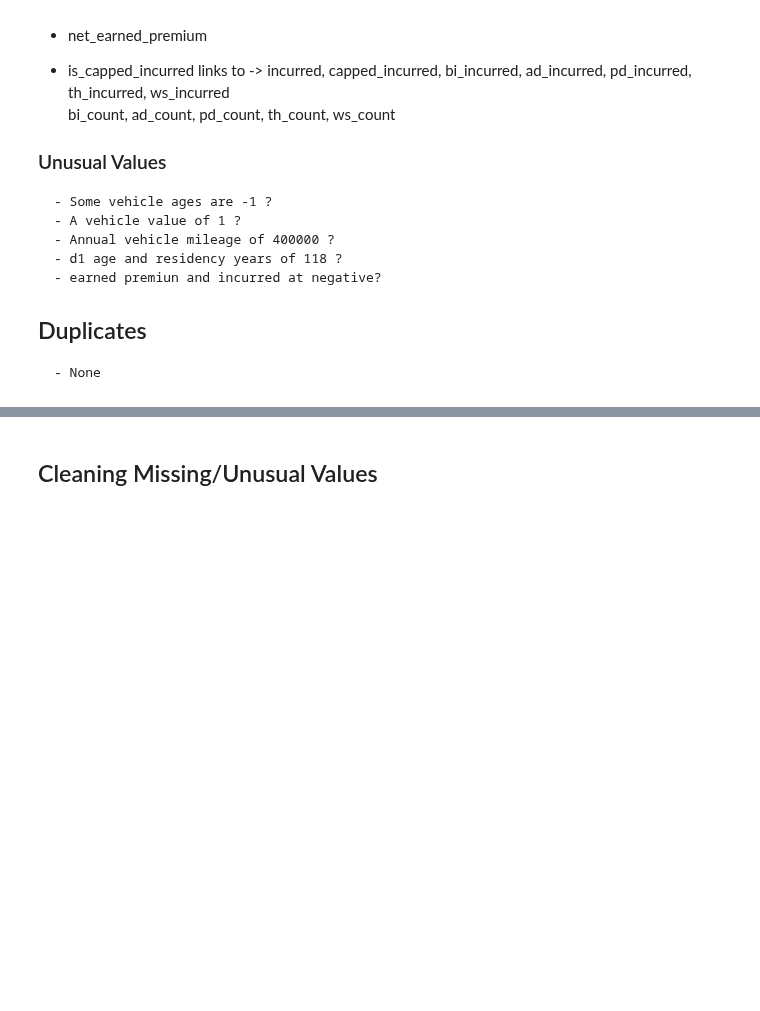
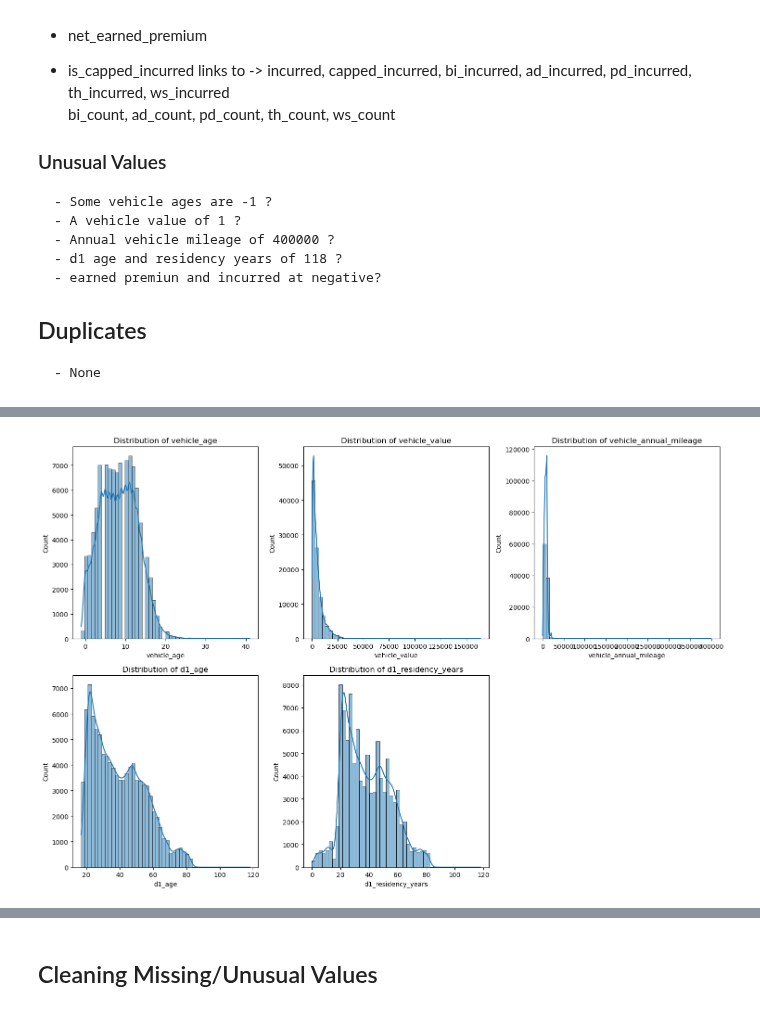
Before and after one commit to KemalYukselir/Hastings-Task, a Jupyter notebook: main.ipynb, the cells around one changed output, grey strips where cells are left out. Saved outputs shown, nothing was run; the diff lists cells and outputs as text; code cells hidden in the pictures; blank space fills up the shorter version.

Commit message:
Added distribution check for messy integer values

```diff
--- a/main.ipynb
+++ b/main.ipynb
@@ -208,0 +202,11 @@ Columns that contain null value:
+# %%
+cols_to_check = [
+    "vehicle_age",
+    "vehicle_value",
+    "vehicle_annual_mileage",
+    "d1_age",
+    "d1_residency_years"
+]
+
+# Show basic stats
+insurance_df[cols_to_check].describe()
@@ -208,0 +223,15 @@ Columns that contain null value:
+# %%
+# Plot histograms for visual distribution
+plt.figure(figsize=(15, 10))
+
+for i, col in enumerate(cols_to_check, 1):
+    plt.subplot(2, 3, i)
+    sns.histplot(insurance_df[col], bins=50, kde=True)
+    plt.title(f"Distribution of {col}")
+    plt.xlabel(col)
+    plt.ylabel("Count")
+
+plt.tight_layout()
+plt.show()
+# %% [output]
+[figure, added]
```
Also changed, not shown: parts of 5 cells of this notebook.
